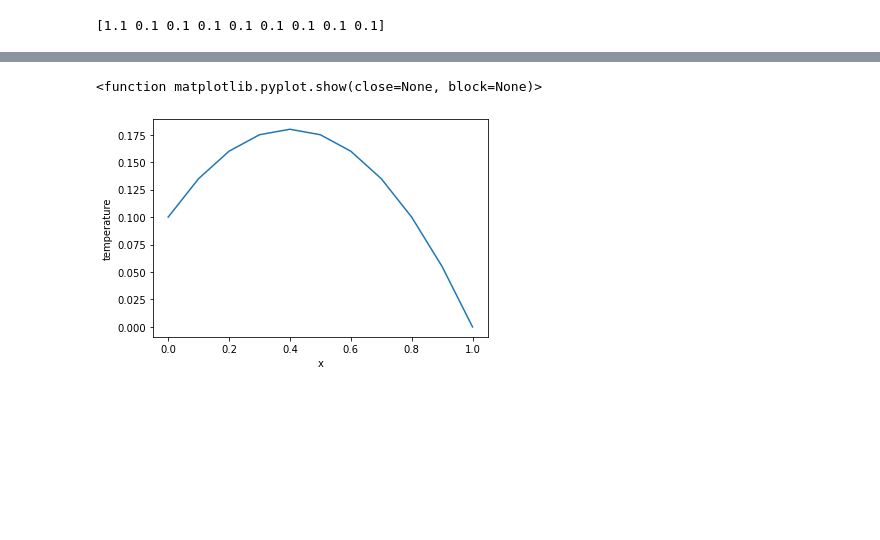
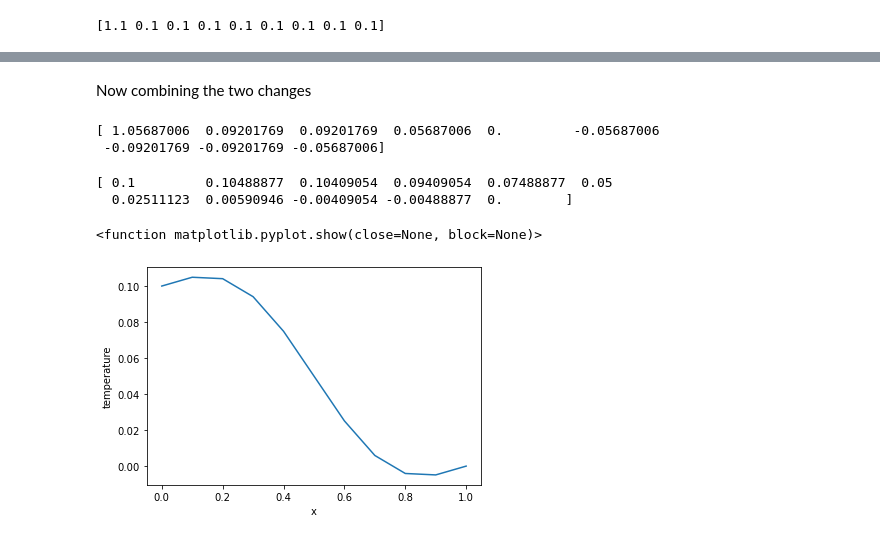
Before and after one commit to hak9948/FEA, a Jupyter notebook: 1d_poisson/steady_state.ipynb, the cells around one changed output, grey strips where cells are left out. Drawn from its saved outputs; the diff is of its cells as text; code cells hidden in the pictures; blank space fills up the shorter version.

```diff
--- a/1d_poisson/steady_state.ipynb
+++ b/1d_poisson/steady_state.ipynb
@@ -135,0 +211,2 @@ print(U)
+# %% [markdown]
+Now combining the two changes
@@ -136,10 +223,36 @@ print(U)
+# %%
+#initial conditions
+
+u0=0.1
+un=0
+
+#Assumblying vector F
+#0th and nth node omitted, 1st and n-1th node contains boundary conditions
+F = np.zeros(n_element-1)
+for ith_element in range(2, n_element-1):
+    F.itemset(ith_element-1, get_f(ith_element))
+F.itemset(0, (get_f(1)-u0*get_a(1, 0)))
+F.itemset(n_element-2, (get_f(n_element-1)-un*get_a(n_element-1, n_element)))
+
+print(F)
+# %% [output]
+[ 1.05687006  0.09201769  0.09201769  0.05687006  0.         -0.05687006
+ -0.09201769 -0.09201769 -0.05687006]
 # %%
+#obtaining U, adding u0 and un
+U = np.dot(np.linalg.inv(A), F)
+U = np.append(u0, U)
+U = np.append(U, un)
+print(U)
+
 import matplotlib.pyplot as plt
 x = np.linspace(0, 1, n_element+1)
 plt.plot(x, U)
 plt.xlabel('x')
 plt.ylabel('temperature')
 plt.show
 # %% [output]
-<function matplotlib.pyplot.show(close=None, block=None)>
+[ 0.1         0.10488877  0.10409054  0.09409054  0.07488877  0.05
+  0.02511123  0.00590946 -0.00409054 -0.00488877  0.        ]
+<function matplotlib.pyplot.show(close=None, block=None)>
-[figure, old version]
+[figure, new version]
```
Also changed, not shown: parts of 15 cells of this notebook, 1 other file.
